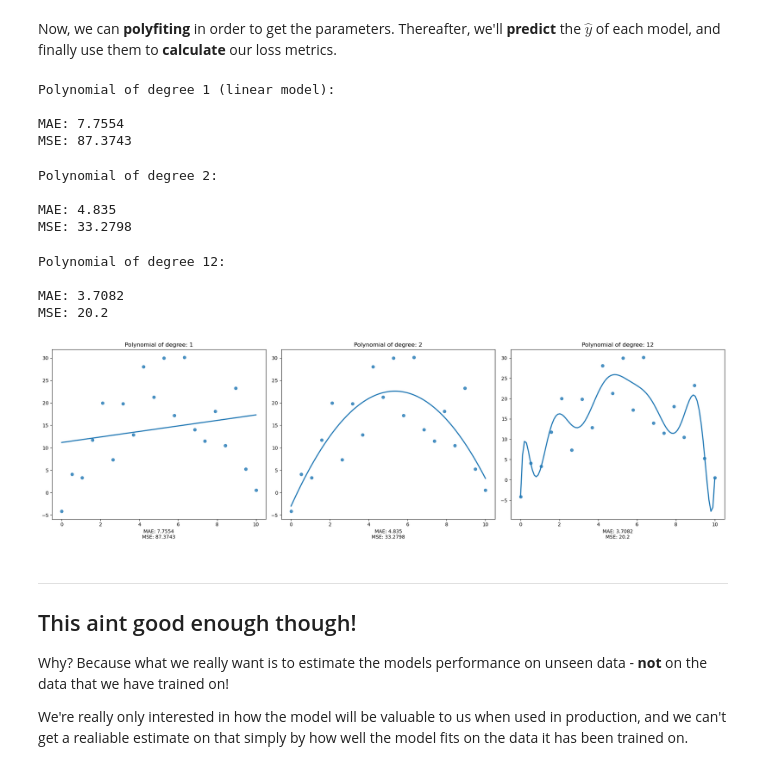
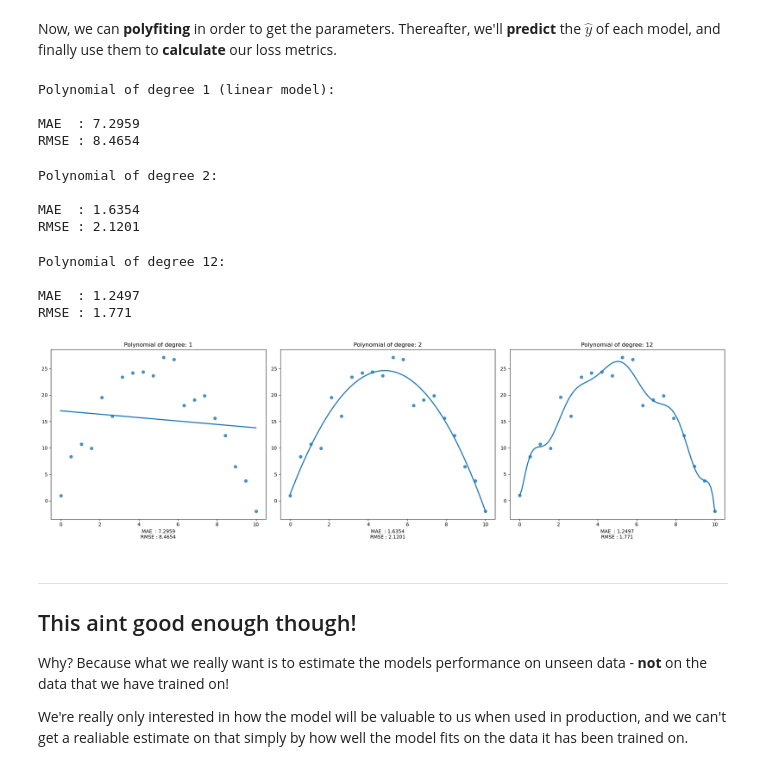
Before and after one commit to aleylani/Machine-Learning, a Jupyter notebook: notebooks/week1_lab03_train_test_split.ipynb, the cells around one changed output. Drawn from its saved outputs; the diff is of its cells as text; code cells hidden in the pictures.

```diff
--- a/notebooks/week1_lab03_train_test_split.ipynb
+++ b/notebooks/week1_lab03_train_test_split.ipynb
@@ -52,17 +80,8 @@ Create and plot some dummy data for demonstrative purposes
 # %%
-def f(x):
-
-    y = -x**2 + 10*x
-
-    return y
-
-# Define the range of x values
-x_vals = np.linspace(0, 10, 20)
-y_vals = np.array([f(x) for x in x_vals])
 
 # Now let's add some noise to our y_vals, to mimic more realistic data
 
-noise_std = 6.0                                     # Adjust this value to control the amount of noise
+noise_std = 3.0                                     # Adjust this value to control the amount of noise
 noise = np.random.normal(0, noise_std, len(y_vals)) # Generate noise from a normal distribution
 
 # add the generated noise to our y_vals
@@ -147,15 +166,15 @@ y_hats_linear_model = np.array([linear_model(x, w1, b) for x in x_vals])
 print('Polynomial of degree 1 (linear model):', end='\n\n')
 
 linear_model_MAE = MAE(y_vals, y_hats_linear_model)
-linear_model_MSE = MSE(y_vals, y_hats_linear_model)
+linear_model_RMSE = RMSE(y_vals, y_hats_linear_model)
 
-print('MAE:', linear_model_MAE)
-print('MSE:', linear_model_MSE)
+print('MAE  :', linear_model_MAE)
+print('RMSE :', linear_model_RMSE)
 # %% [output]
 Polynomial of degree 1 (linear model):
 
-MAE: 7.7554
-MSE: 87.3743
+MAE  : 7.2959
+RMSE : 8.4654
 # %%
 # degree 2
 
@@ -166,15 +185,15 @@ y_hats_polynomial_model_degree_2 = np.array([polynomial_model_degree_2(x, w2, w1
 print('Polynomial of degree 2:', end='\n\n')
 
 polynomial_model_degree_2_MAE = MAE(y_vals, y_hats_polynomial_model_degree_2)
-polynomial_model_degree_2_MSE = MSE(y_vals, y_hats_polynomial_model_degree_2)
+polynomial_model_degree_2_RMSE = RMSE(y_vals, y_hats_polynomial_model_degree_2)
 
-print('MAE:', polynomial_model_degree_2_MAE)
-print('MSE:', polynomial_model_degree_2_MSE)
+print('MAE  :', polynomial_model_degree_2_MAE)
+print('RMSE :', polynomial_model_degree_2_RMSE)
 # %% [output]
 Polynomial of degree 2:
 
-MAE: 4.835
-MSE: 33.2798
+MAE  : 1.6354
+RMSE : 2.1201
 # %%
 # degree 12
 
@@ -185,33 +204,33 @@ y_hats_polynomial_model_degree_12 = np.array([polynomial_model_degree_12(x, w12,
 print('Polynomial of degree 12:', end='\n\n')
 
 polynomial_model_degree_12_MAE = MAE(y_vals, y_hats_polynomial_model_degree_12)
-polynomial_model_degree_12_MSE = MSE(y_vals, y_hats_polynomial_model_degree_12)
+polynomial_model_degree_12_RMSE = RMSE(y_vals, y_hats_polynomial_model_degree_12)
 
-print('MAE:', polynomial_model_degree_12_MAE)
-print('MSE:', polynomial_model_degree_12_MSE)
+print('MAE  :', polynomial_model_degree_12_MAE)
+print('RMSE :', polynomial_model_degree_12_RMSE)
 # %% [output]
 Polynomial of degree 12:
 
-MAE: 3.7082
-MSE: 20.2
+MAE  : 1.2497
+RMSE : 1.771
 # %%
 degrees = [1, 2, 12]
 all_maes = [linear_model_MAE, polynomial_model_degree_2_MAE, polynomial_model_degree_12_MAE]
-all_mses = [linear_model_MSE, polynomial_model_degree_2_MSE, polynomial_model_degree_12_MSE]
+all_rmses = [linear_model_RMSE, polynomial_model_degree_2_RMSE, polynomial_model_degree_12_RMSE]
 
 
 fig, ax = plt.subplots(1, 3, figsize=(20, 6), dpi=100)  # Adjust figsize as needed
 j = 0
 
 for i, degree in enumerate(degrees):
     sns.regplot(x=x_vals, y=y_vals, order=degree, ax=ax[i], ci=None)
     ax[i].set_title(f"Polynomial of degree: {degree}")
-    ax[i].set_xlabel(f"MAE: {all_maes[i]}\nMSE: {all_mses[i]}")
+    ax[i].set_xlabel(f"MAE  : {all_maes[i]}\nRMSE : {all_rmses[i]}")
 
 fig.tight_layout()
 plt.show()
 # %% [output]
-[figure, old version]
+[figure, new version]
 # %% [markdown]
 ---
 
```
Also changed, not shown: parts of 19 cells of this notebook.
